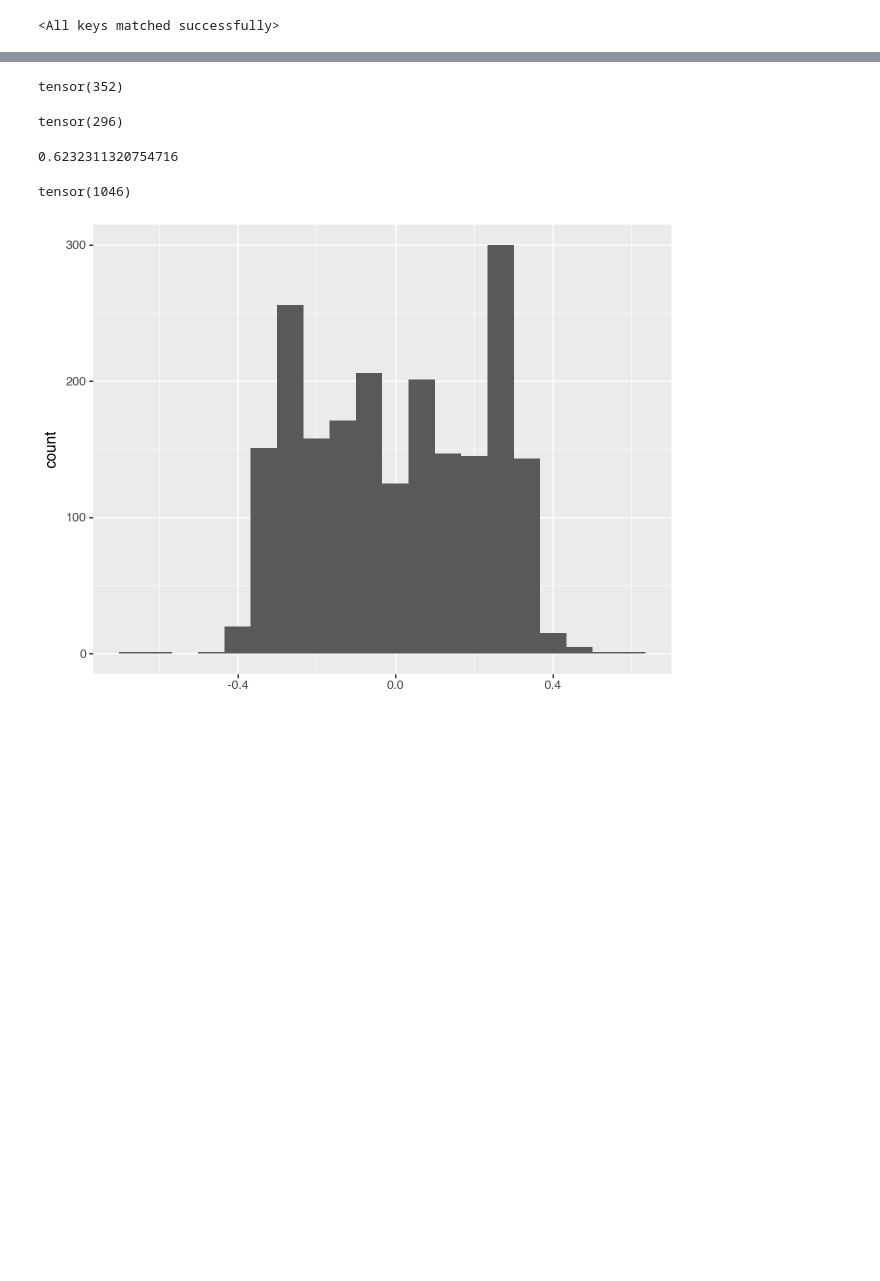
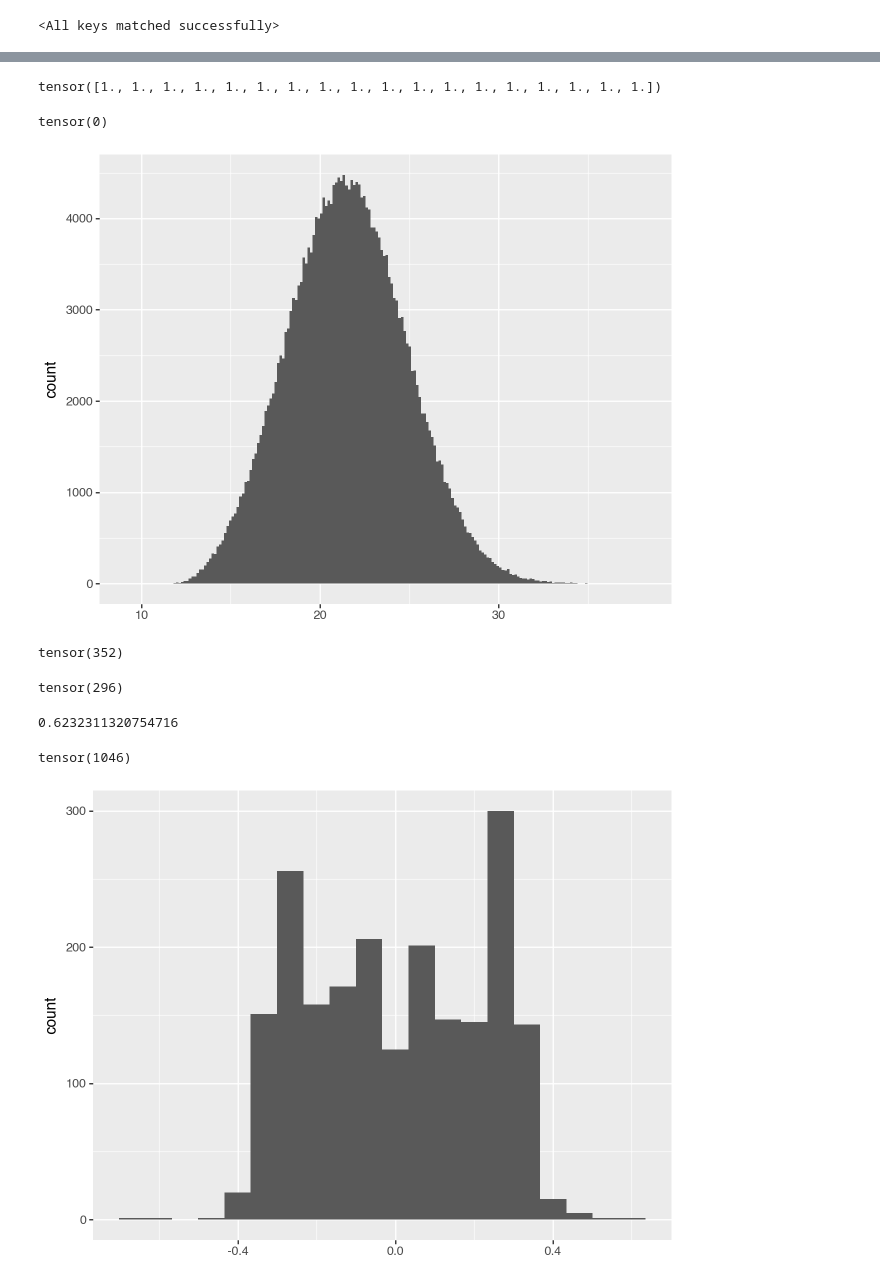
Before and after one commit to dashstander/deep-parity, a Jupyter notebook: one_layer_model.ipynb, the cells around one changed output, grey strips where cells are left out. Cells and saved outputs as stored; diff of their text form; code cells hidden in the pictures; blank space fills up the shorter version.

```diff
--- a/one_layer_model.ipynb
+++ b/one_layer_model.ipynb
@@ -94,0 +86,4 @@ tensor([-1., -1., -1.,  ..., -1., -1.,  1.])
+# %%
+boolean_cube[0]
+# %% [output]
+tensor([1., 1., 1., 1., 1., 1., 1., 1., 1., 1., 1., 1., 1., 1., 1., 1., 1., 1.])
@@ -95,3 +93,13 @@ tensor([-1., -1., -1.,  ..., -1., -1.,  1.])
+# %%
+(preds != labels).sum()
+# %% [output]
+tensor(0)
+# %%
+margins = (logits[:, 0] - logits[:, 1]).abs().detach().numpy()
+# %%
+qplot(margins) + geom_histogram()
+# %% [output]
+[figure, added]
 # %%
 w_parity_bias_agree = torch.sign(model.linear.weight.detach()).prod(dim=1) * torch.sign(model.linear.bias.detach())
 # %%
```
Also changed, not shown: parts of 23 cells of this notebook, 7 other files.
